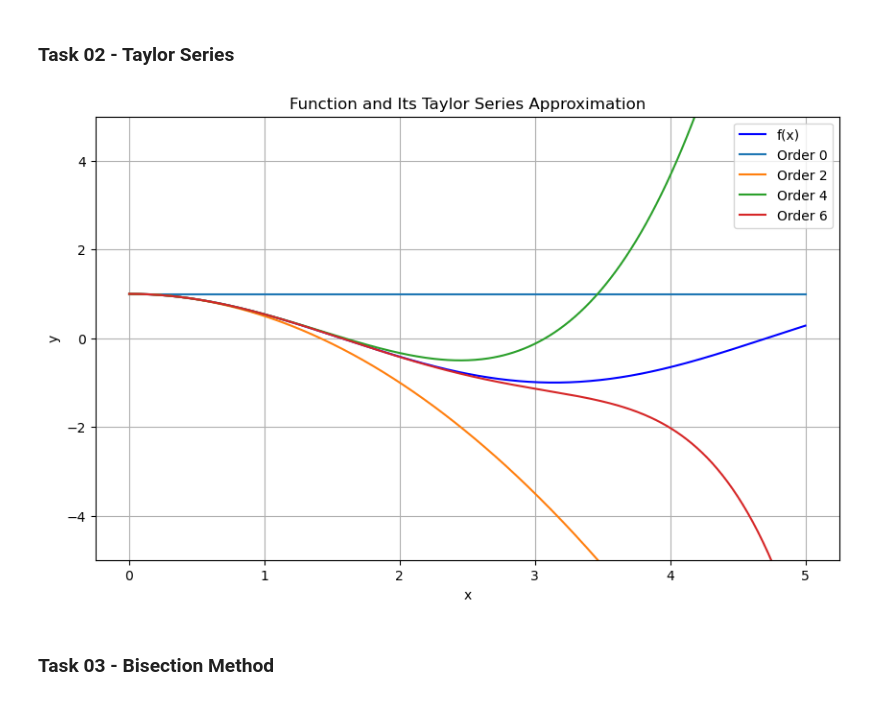
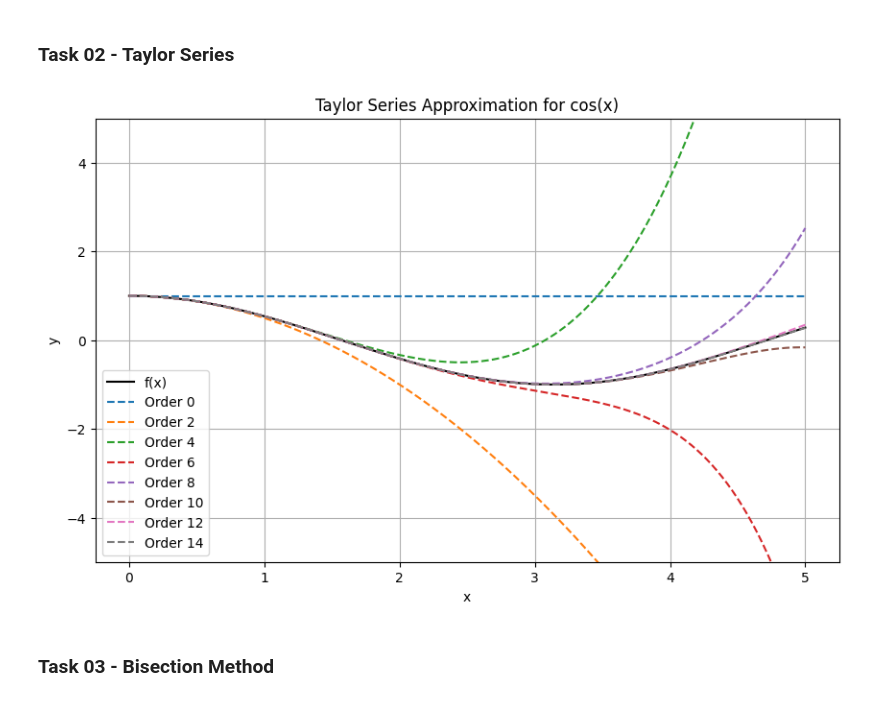
Before and after one commit to MaazSaeed/Numerical-Analaysis, a Jupyter notebook: Labs/lab02.ipynb, the cells around one changed output. Cells and saved outputs as stored; diff of their text form; code cells hidden in the pictures.

```diff
--- a/Labs/lab02.ipynb
+++ b/Labs/lab02.ipynb
@@ -42,35 +43,35 @@ def cos_taylor(x_vals, order):
 # %%
 # n_terms = 10
 # a = 0
 # taylor_expansion = taylor_series(fx, a, n_terms)
 
 # x_vals = np.linspace(1, 5, 400)
 # fx_lambdify = lambdify(x, fx, "numpy")
 # taylor_expansion_lambdify = lambdify(x, taylor_expansion, "numpy")
 
 # y_vals = fx_lambdify(x_vals)
 # taylor_vals = taylor_expansion_lambdify(x_vals)
 
 x_vals = np.linspace(0, 5, 400)
 y_vals = np.cos(x_vals)
-orders = [0, 2, 4, 6]
+orders = [0, 2, 4, 6, 8, 10, 12, 14]
 taylors = {order: cos_taylor(x_vals, order) for order in orders}
 
 
 plt.figure(figsize=(10, 6))
-plt.plot(x_vals, y_vals, label="f(x)", color='blue')
+plt.plot(x_vals, y_vals, label="f(x)", color='black')
 for order in orders:
-    plt.plot(x_vals, taylors[order], label=f'Order {order}')
+    plt.plot(x_vals, taylors[order], label=f'Order {order}', linestyle='--')
 
-plt.title("Function and Its Taylor Series Approximation")
+plt.title("Taylor Series Approximation for cos(x)")
 plt.xlabel("x")
 plt.ylabel("y")
 plt.ylim(-5, 5)
 plt.legend()
 plt.grid()
 plt.show()
 # %% [output]
-[figure, old version]
+[figure, new version]
 # %% [markdown]
 ### Task 03 - Bisection Method
 # %%
```
Also changed, not shown: parts of 2 cells of this notebook.
